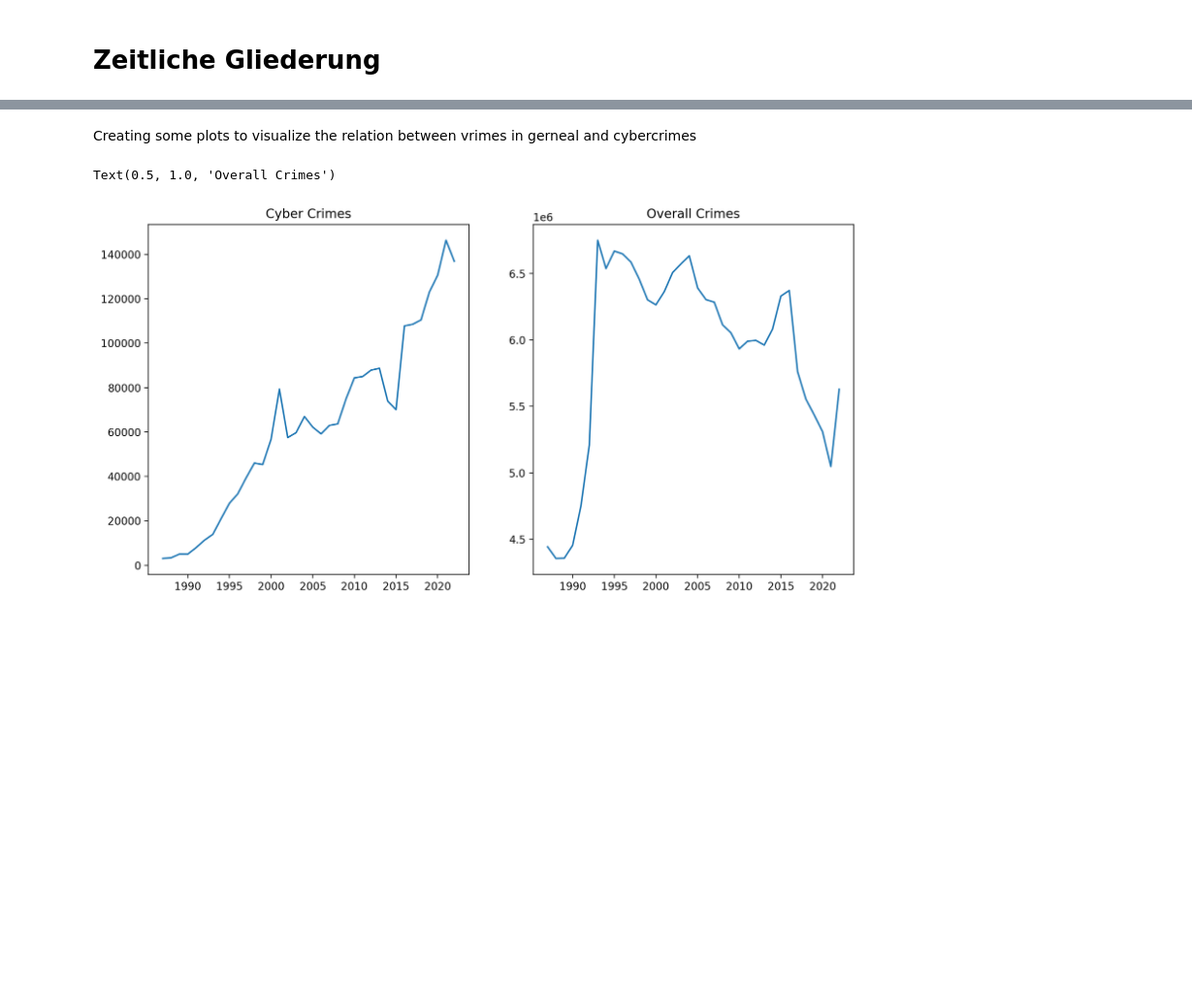
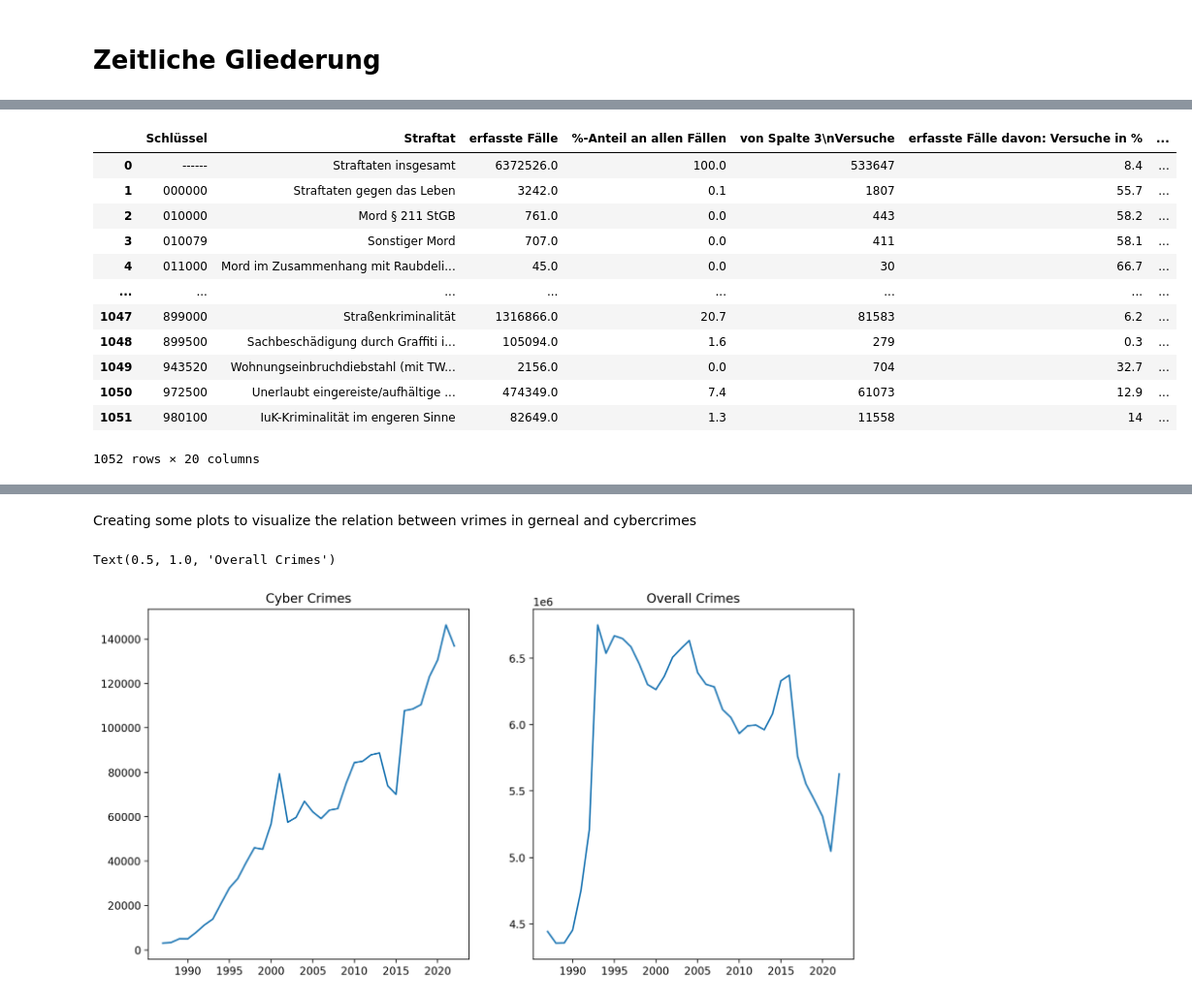
Before and after one commit to LukaslWeber/DataLit-Crime-Project, a Jupyter notebook: exploraton.ipynb, the cells around one changed output, grey strips where cells are left out. Shown at 97% size. Cells and saved outputs as stored; diff of their text form; code cells hidden in the pictures; blank space fills up the shorter version.

Commit message:
load BU-F-01 for 2012 to 2022

```diff
--- a/exploraton.ipynb
+++ b/exploraton.ipynb
@@ -162,32 +140,72 @@ class DataLoader(Dataset):
     def __getitem__(self,year:int = 2022):
         db = {}
         ypath = os.path.join(self.root_dir,str(year))
         for file in os.listdir(ypath):
             fpath = os.path.join(ypath,file)
             # load different types of tables
             if 'BU-F-08' in file:
                 df = pd.read_excel(fpath,skiprows=4,thousands=',',decimal='.')
                 df.columns.values[3:15] = df.iloc[0,3:15]
                 db['BU-F-08'] = df.drop([0,1]).reset_index(drop=True)
-            if 'BU-F-01' in file:
-                df = pd.read_excel(R_BU_T01_F,skiprows=3,thousands=',',decimal='.')
+            if any(desi in file for desi in ['BU-F-01','STD-F-01','tb01_FaelleGrundtabelle_excel']):
+                df = pd.read_excel(fpath,skiprows=3,thousands=',',decimal='.')
                 df = df.rename(columns={'erfasste Fälle davon:\nVersuche':'erfasste Fälle davon: Anzahl Versuche',
                         'Unnamed: 5':'erfasste Fälle davon: Versuche in %',
                         'Tatortverteilung':'Tatortverteilung: bis unter 20.000 Einwohner',
                         'Unnamed: 7':'Tatortverteilung: 20.000 bis unter 100.000',
                         'Unnamed: 8':'Tatortverteilung: 100.000 bis unter 500.000',
                         'Unnamed: 9':'Tatortveteilung: 500.000 und mehr',
                         'Unnamed: 10':'Tatortverteilung: unbekannt',
                         'mit Schusswaffe':'mit Schusswaffe: gedroht',
                         'Unnamed: 12':'mit Schusswaffe: geschossen',
                         'Aufklärung':'Aufklärung: Anzahl Fälle',
                         'Unnamed: 14':'Aufklärung: in % (AQ)',
                         'Tatverdächtige':'Tatverdächtige: insgesamt',
                         'Unnamed: 16':'Tatverdächtige: männlich',
                         'Unnamed: 17':'Tatverdächtige: weiblich',
                         'Nichtdeutsche Tatverdächtige':'Nichtdeutsche Tatverdächtige: Anzahl',
                         'Unnamed: 19':'Nichtdeutsche Tatverdächtige: Anteil an TV insg. in %'})
                 db['BU-F-01'] = df.drop(range(4)).reset_index(drop=True)
             if 'LA-F-01' in file:
                 ...
         return db
+
+def load_BU01_2014_2022(fpath):
+    df = pd.read_excel(fpath,skiprows=3,thousands=',',decimal='.')
+    df = df.rename(columns={'erfasste Fälle davon:\nVersuche':'erfasste Fälle davon: Anzahl Versuche',
+            'Unnamed: 5':'erfasste Fälle davon: Versuche in %',
+            'Tatortverteilung':'Tatortverteilung: bis unter 20.000 Einwohner',
+            'Unnamed: 7':'Tatortverteilung: 20.000 bis unter 100.000',
+            'Unnamed: 8':'Tatortverteilung: 100.000 bis unter 500.000',
+            'Unnamed: 9':'Tatortveteilung: 500.000 und mehr',
+            'Unnamed: 10':'Tatortverteilung: unbekannt',
+            'mit Schusswaffe':'mit Schusswaffe: gedroht',
+            'Unnamed: 12':'mit Schusswaffe: geschossen',
+            'Aufklärung':'Aufklärung: Anzahl Fälle',
+            'Unnamed: 14':'Aufklärung: in % (AQ)',
+            'Tatverdächtige':'Tatverdächtige: insgesamt',
+            'Unnamed: 16':'Tatverdächtige: männlich',
+            'Unnamed: 17':'Tatverdächtige: weiblich',
+            'Nichtdeutsche Tatverdächtige':'Nichtdeutsche Tatverdächtige: Anzahl',
+            'Unnamed: 19':'Nichtdeutsche Tatverdächtige: Anteil an TV insg. in %'})
+    return df.drop(range(4)).reset_index(drop=True)
+
+def load_BU01_2012_2013(fpath):
+    pass
+
+df = load_BU01_2014_2022('Datasets/PKS/2016/STD-F-01-T01-Faelle_excel.xlsx')
+df
+# %% [output]
+|  | Schlüssel | Straftat | erfasste Fälle | %-Anteil an allen Fällen | von Spalte 3\nVersuche | erfasste Fälle davon: Versuche in % | ... |
+| 0 | ------ | Straftaten insgesamt | 6372526.0 | 100.0 | 533647 | 8.4 | ... |
+| 1 | 000000 | Straftaten gegen das Leben | 3242.0 | 0.1 | 1807 | 55.7 | ... |
+| 2 | 010000 | Mord § 211 StGB | 761.0 | 0.0 | 443 | 58.2 | ... |
+| 3 | 010079 | Sonstiger Mord | 707.0 | 0.0 | 411 | 58.1 | ... |
+| 4 | 011000 | Mord im Zusammenhang mit Raubdeli... | 45.0 | 0.0 | 30 | 66.7 | ... |
+| ... | ... | ... | ... | ... | ... | ... | ... |
+| 1047 | 899000 | Straßenkriminalität | 1316866.0 | 20.7 | 81583 | 6.2 | ... |
+| 1048 | 899500 | Sachbeschädigung durch Graffiti i... | 105094.0 | 1.6 | 279 | 0.3 | ... |
+| 1049 | 943520 | Wohnungseinbruchdiebstahl (mit TW... | 2156.0 | 0.0 | 704 | 32.7 | ... |
+| 1050 | 972500 | Unerlaubt eingereiste/aufhältige ... | 474349.0 | 7.4 | 61073 | 12.9 | ... |
+| 1051 | 980100 | IuK-Kriminalität im engeren Sinne | 82649.0 | 1.3 | 11558 | 14 | ... |
+1052 rows × 20 columns
```
Also changed, not shown: parts of 4 cells of this notebook.
